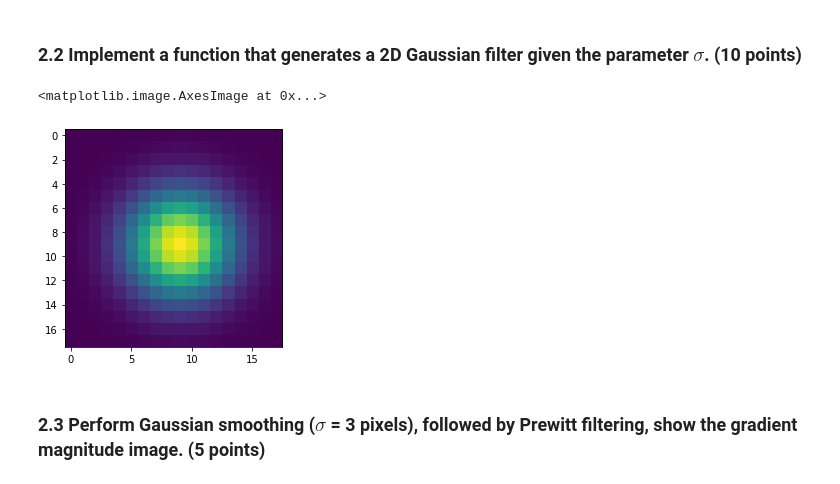
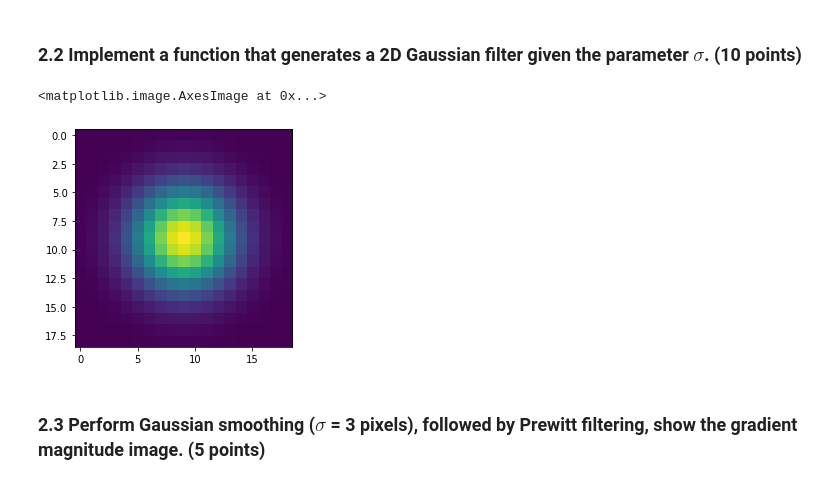
Before and after one commit to bonearadu/Computer_Vision_2022, a Jupyter notebook: coursework_01/coursework_01.ipynb, the cells around one changed output. Drawn from its saved outputs; the diff is of its cells as text; code cells hidden in the pictures.

```diff
--- a/coursework_01/coursework_01.ipynb
+++ b/coursework_01/coursework_01.ipynb
@@ -164,28 +164,28 @@ prewitt_y:
 # %%
 # Design the Gaussian filter
 def gaussian_filter_2d(sigma):
     # sigma: the parameter sigma in the Gaussian kernel (unit: pixel)
     #
     # return: a 2D array for the Gaussian kernel
 
     def gauss(x, y):
             return math.e ** (-(x ** 2 + y ** 2) / (2 * sigma ** 2)) / (2 * math.pi * sigma ** 2)
 
-    size = 6 * sigma
-
+    size = 6 * sigma + 1
     mid = int(size / 2)
 
     h = np.fromfunction(lambda x, y: gauss(x - mid, y - mid), (size, size))
+
     return h / np.sum(h)
 
 
 # Visualise the Gaussian filter when sigma = 3 pixel (provided)
 sigma = 3
 h = gaussian_filter_2d(sigma)
 plt.imshow(h)
 # %% [output]
 <matplotlib.image.AxesImage at 0x...>
-[figure, old version]
+[figure, new version]
 # %% [markdown]
 ### 2.3 Perform Gaussian smoothing ($\sigma$ = 3 pixels), followed by Prewitt filtering, show the gradient magnitude image. (5 points)
 # %%
```
Also changed, not shown: parts of 5 cells of this notebook.
